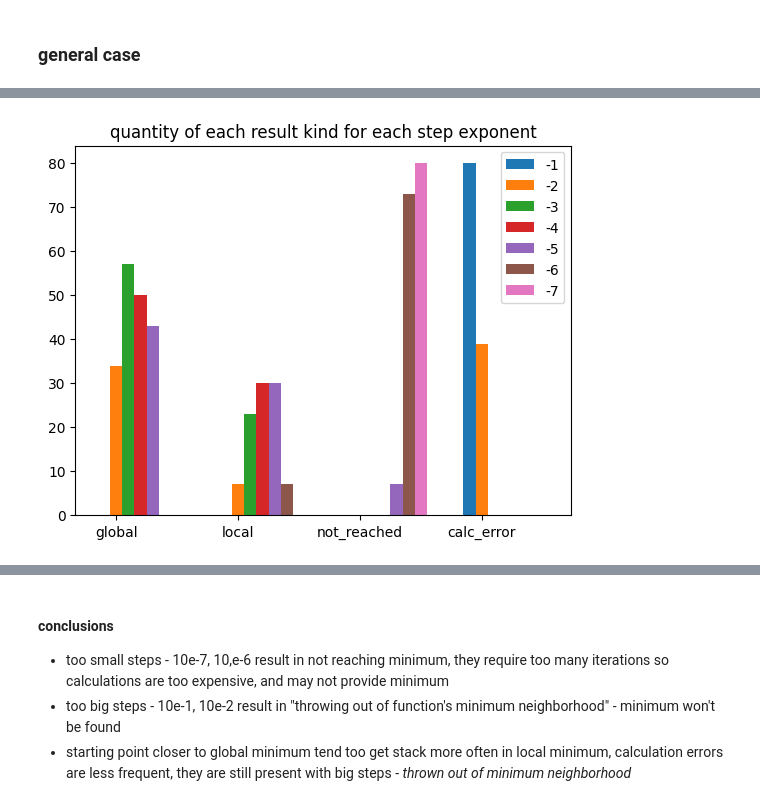
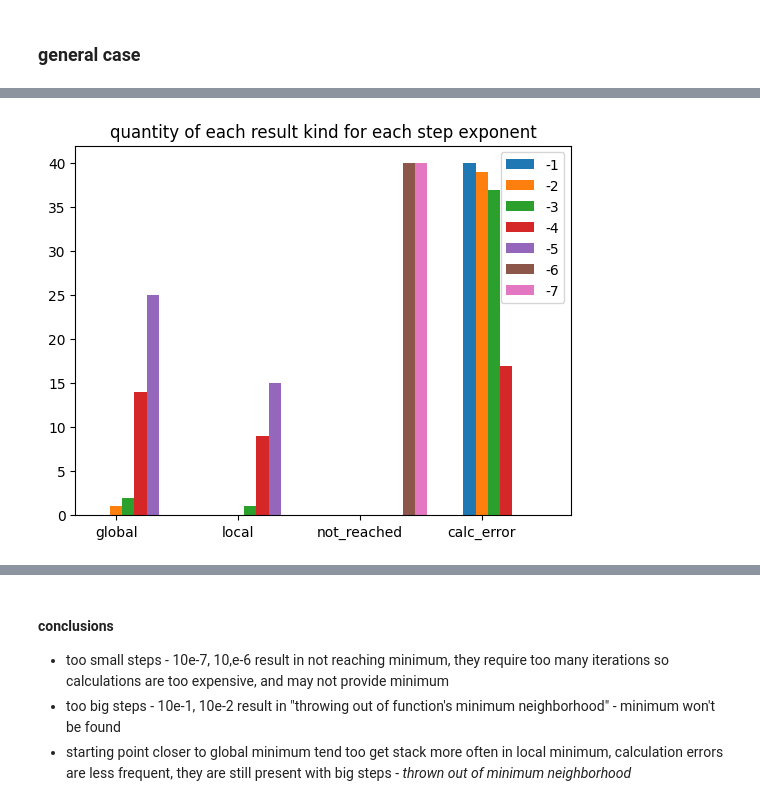
Before and after one commit to wz7475/gradient-descent, a Jupyter notebook: lab1_v2.ipynb, the cells around one changed output, grey strips where cells are left out. Drawn from its saved outputs; the diff is of its cells as text; code cells hidden in the pictures.

Commit message:
g tests readme

```diff
--- a/lab1_v2.ipynb
+++ b/lab1_v2.ipynb
@@ -204,2 +279,7 @@ def evaluate_optimization(
 # %% [markdown]
 ## analysis
+# %%
+f_set_20 = make_random_tests_for_f(40, -20, 20)
+f_set_5 = make_random_tests_for_f(40, -5, 5)
+# set_10 = make_random_tests(40, -10, 10)
+f_set_40 = make_random_tests_for_f(40, -40, 40)
@@ -206,39 +291,10 @@ def evaluate_optimization(
 # %% [markdown]
 ### general case
 # %%
-from random import randint
-
-def plot_general_case_range(lower_boundary: int, upper_boundary, amount_outer_iter=40):
-    results = {}
-    steps = generate_steps()
-    id = 1
-    for _ in range(amount_outer_iter):
-        starting_point = [randint(lower_boundary, upper_boundary)]
-        for step in steps:
-            try:
-                arguments = (f_gradient, starting_point, step, eps, max_iter)
-                minimum, iterations = run_optimization(gradient_descend, arguments)
-                point_eval = evaluate_optimization(minimum, f_global_min, f_local_min)
-                results[id] = {
-                    "step": step,
-                    "starting_point": starting_point,
-                    "iterations": iterations,
-                    "minimum": minimum,
-                    "point_eval": point_eval,
-                }
-            except RangeError:
-                results[id] = {
-                    "step": step,
-                    "starting_point": starting_point,
-                    "iterations": None,
-                    "minimum": None,
-                    "point_eval": PointEvaluation.calculation_error,
-                }
-            id += 1
-
+def plot_general_case_range(results_set: Dict):
     comparison = {}
-    for key in results:
-        row = results[key]
+    for key in results_set:
+        row = results_set[key]
         step = row["step"]
         if step not in comparison:
             comparison[step] = {
@@ -305,4 +353,4 @@ plot_general_case_range(-10, 10, 80)
-# %%
-plot_general_case_range(-5, 5, 80)
-# %% [output]
-[figure, removed]
+# %%
+plot_general_case_range(f_set_40)
+# %% [output]
+[figure, added]
```
Also changed, not shown: parts of 25 cells of this notebook, 6 other files.
